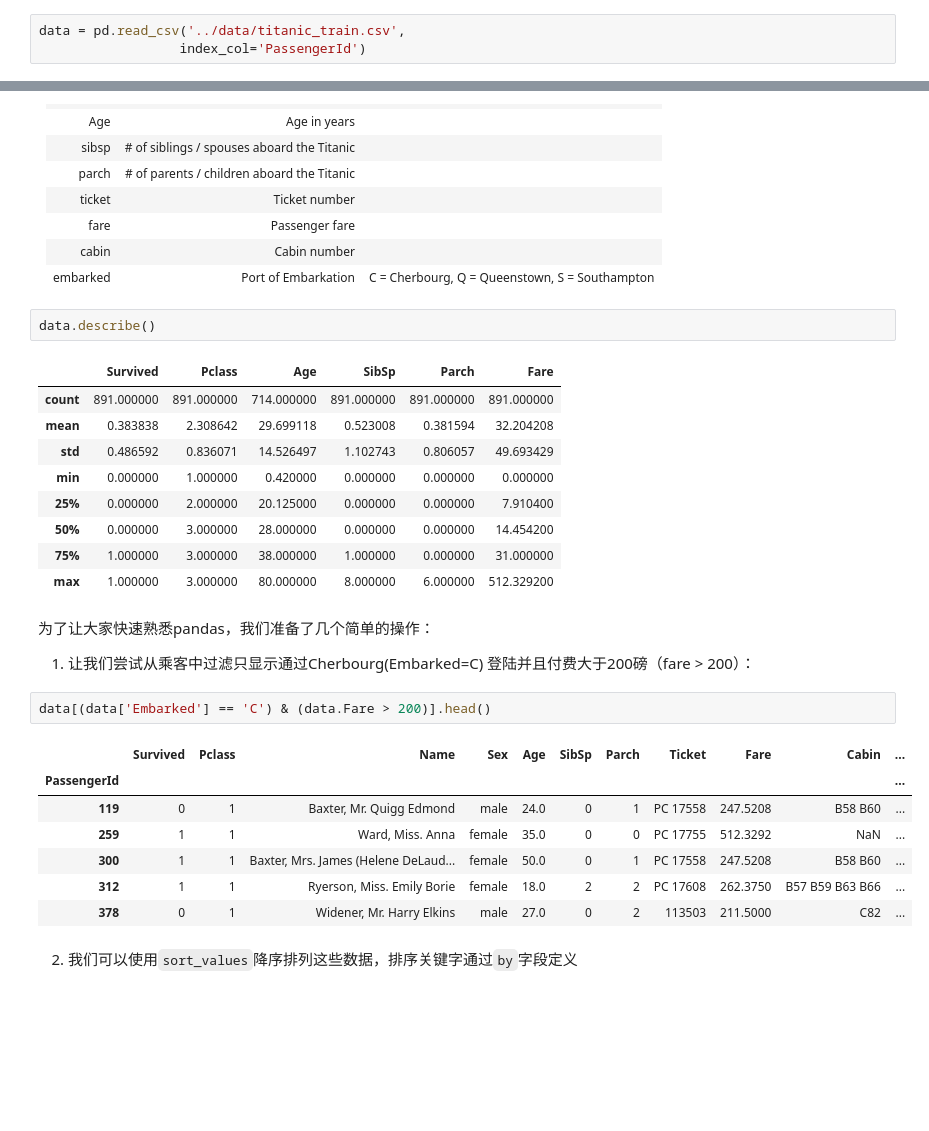
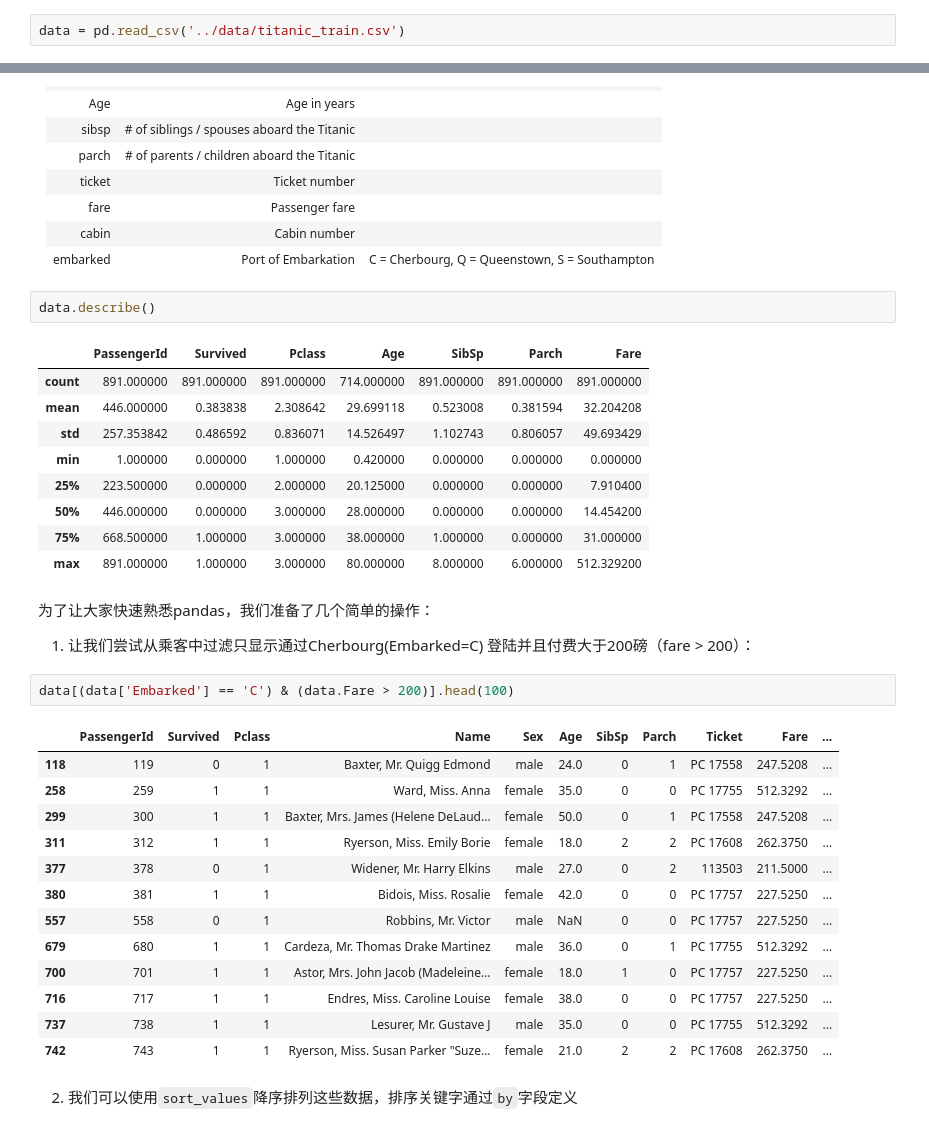
Before and after one commit to shaiic/2019-assignments, a Jupyter notebook: lesson-02/lesson02-HW-杨建民-v1.ipynb, the cells around one changed output, grey strips where cells are left out. Saved outputs shown, nothing was run; the diff lists cells and outputs as text; blank space fills up the shorter version.

```diff
--- a/lesson-02/lesson02-HW-杨建民-v1.ipynb
+++ b/lesson-02/lesson02-HW-杨建民-v1.ipynb
@@ -63,8 +62,7 @@ from matplotlib import pyplot as plt
 # %% [markdown]
 首先我们使用pandas导入数据
 # %%
-data = pd.read_csv('../data/titanic_train.csv',
-                  index_col='PassengerId')
+data = pd.read_csv('../data/titanic_train.csv')
 # %% [markdown]
 查看数据结构和基本组成
 # %%
@@ -95,29 +92,35 @@ data.head(5)
 # %%
 data.describe()
 # %% [output]
-|  | Survived | Pclass | Age | SibSp | Parch | Fare |
-| count | 891.000000 | 891.000000 | 714.000000 | 891.000000 | 891.000000 | 891.000000 |
-| mean | 0.383838 | 2.308642 | 29.699118 | 0.523008 | 0.381594 | 32.204208 |
-| std | 0.486592 | 0.836071 | 14.526497 | 1.102743 | 0.806057 | 49.693429 |
-| min | 0.000000 | 1.000000 | 0.420000 | 0.000000 | 0.000000 | 0.000000 |
-| 25% | 0.000000 | 2.000000 | 20.125000 | 0.000000 | 0.000000 | 7.910400 |
-| 50% | 0.000000 | 3.000000 | 28.000000 | 0.000000 | 0.000000 | 14.454200 |
-| 75% | 1.000000 | 3.000000 | 38.000000 | 1.000000 | 0.000000 | 31.000000 |
-| max | 1.000000 | 3.000000 | 80.000000 | 8.000000 | 6.000000 | 512.329200 |
+|  | PassengerId | Survived | Pclass | Age | SibSp | Parch | Fare |
+| count | 891.000000 | 891.000000 | 891.000000 | 714.000000 | 891.000000 | 891.000000 | 891.000000 |
+| mean | 446.000000 | 0.383838 | 2.308642 | 29.699118 | 0.523008 | 0.381594 | 32.204208 |
+| std | 257.353842 | 0.486592 | 0.836071 | 14.526497 | 1.102743 | 0.806057 | 49.693429 |
+| min | 1.000000 | 0.000000 | 1.000000 | 0.420000 | 0.000000 | 0.000000 | 0.000000 |
+| 25% | 223.500000 | 0.000000 | 2.000000 | 20.125000 | 0.000000 | 0.000000 | 7.910400 |
+| 50% | 446.000000 | 0.000000 | 3.000000 | 28.000000 | 0.000000 | 0.000000 | 14.454200 |
+| 75% | 668.500000 | 1.000000 | 3.000000 | 38.000000 | 1.000000 | 0.000000 | 31.000000 |
+| max | 891.000000 | 1.000000 | 3.000000 | 80.000000 | 8.000000 | 6.000000 | 512.329200 |
 # %% [markdown]
 为了让大家快速熟悉pandas，我们准备了几个简单的操作：
 
 1. 让我们尝试从乘客中过滤只显示通过Cherbourg(Embarked=C) 登陆并且付费大于200磅（fare > 200）：
 # %%
-data[(data['Embarked'] == 'C') & (data.Fare > 200)].head()
+data[(data['Embarked'] == 'C') & (data.Fare > 200)].head(100)
 # %% [output]
-|  | Survived | Pclass | Name | Sex | Age | SibSp | Parch | Ticket | Fare | Cabin | ... |
-| PassengerId |  |  |  |  |  |  |  |  |  |  | ... |
-| 119 | 0 | 1 | Baxter, Mr. Quigg Edmond | male | 24.0 | 0 | 1 | PC 17558 | 247.5208 | B58 B60 | ... |
-| 259 | 1 | 1 | Ward, Miss. Anna | female | 35.0 | 0 | 0 | PC 17755 | 512.3292 | NaN | ... |
-| 300 | 1 | 1 | Baxter, Mrs. James (Helene DeLaud... | female | 50.0 | 0 | 1 | PC 17558 | 247.5208 | B58 B60 | ... |
-| 312 | 1 | 1 | Ryerson, Miss. Emily Borie | female | 18.0 | 2 | 2 | PC 17608 | 262.3750 | B57 B59 B63 B66 | ... |
-| 378 | 0 | 1 | Widener, Mr. Harry Elkins | male | 27.0 | 0 | 2 | 113503 | 211.5000 | C82 | ... |
+|  | PassengerId | Survived | Pclass | Name | Sex | Age | SibSp | Parch | Ticket | Fare | ... |
+| 118 | 119 | 0 | 1 | Baxter, Mr. Quigg Edmond | male | 24.0 | 0 | 1 | PC 17558 | 247.5208 | ... |
+| 258 | 259 | 1 | 1 | Ward, Miss. Anna | female | 35.0 | 0 | 0 | PC 17755 | 512.3292 | ... |
+| 299 | 300 | 1 | 1 | Baxter, Mrs. James (Helene DeLaud... | female | 50.0 | 0 | 1 | PC 17558 | 247.5208 | ... |
+| 311 | 312 | 1 | 1 | Ryerson, Miss. Emily Borie | female | 18.0 | 2 | 2 | PC 17608 | 262.3750 | ... |
+| 377 | 378 | 0 | 1 | Widener, Mr. Harry Elkins | male | 27.0 | 0 | 2 | 113503 | 211.5000 | ... |
+| 380 | 381 | 1 | 1 | Bidois, Miss. Rosalie | female | 42.0 | 0 | 0 | PC 17757 | 227.5250 | ... |
+| 557 | 558 | 0 | 1 | Robbins, Mr. Victor | male | NaN | 0 | 0 | PC 17757 | 227.5250 | ... |
+| 679 | 680 | 1 | 1 | Cardeza, Mr. Thomas Drake Martinez | male | 36.0 | 0 | 1 | PC 17755 | 512.3292 | ... |
+| 700 | 701 | 1 | 1 | Astor, Mrs. John Jacob (Madeleine... | female | 18.0 | 1 | 0 | PC 17757 | 227.5250 | ... |
+| 716 | 717 | 1 | 1 | Endres, Miss. Caroline Louise | female | 38.0 | 0 | 0 | PC 17757 | 227.5250 | ... |
+| 737 | 738 | 1 | 1 | Lesurer, Mr. Gustave J | male | 35.0 | 0 | 0 | PC 17755 | 512.3292 | ... |
+| 742 | 743 | 1 | 1 | Ryerson, Miss. Susan Parker "Suze... | female | 21.0 | 2 | 2 | PC 17608 | 262.3750 | ... |
 # %% [markdown]
 2. 我们可以使用`sort_values`降序排列这些数据，排序关键字通过`by`字段定义
 # %%
```
Also changed, not shown: parts of 23 cells of this notebook.
